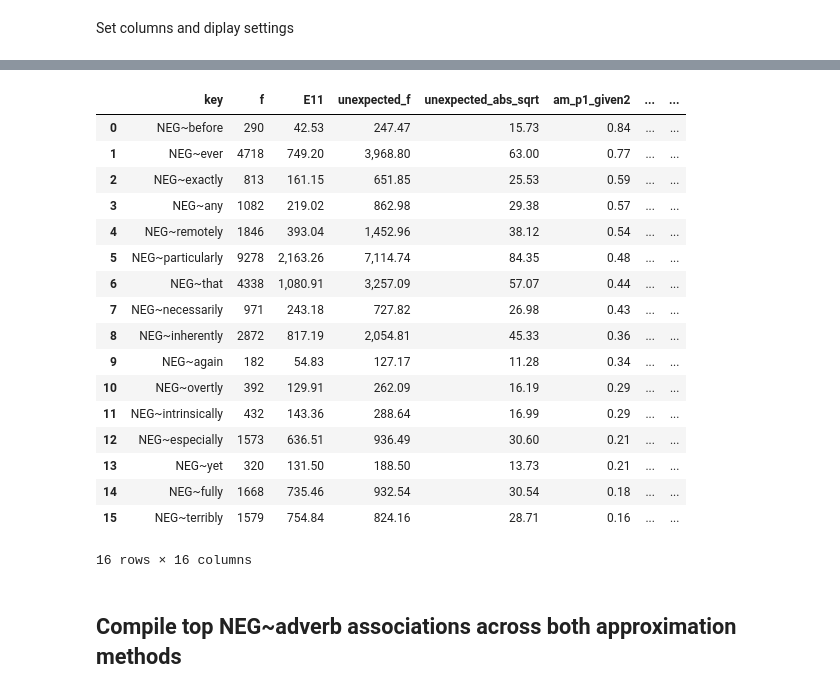
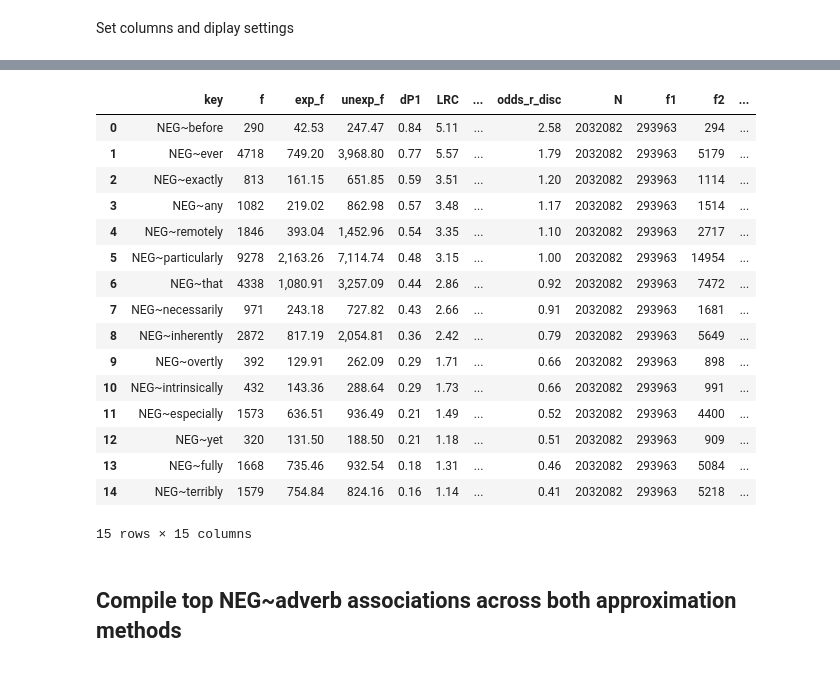
Before and after one commit to AndreaTheLinguist/sanpi, a Jupyter notebook: notebooks/adverb_assoc.ipynb, the cells around one changed output, grey strips where cells are left out. Drawn from its saved outputs; the diff is of its cells as text; code cells hidden in the pictures.

```diff
--- a/notebooks/adverb_assoc.ipynb
+++ b/notebooks/adverb_assoc.ipynb
@@ -11,14 +16,14 @@ from source.utils.sample import sample_pickle as sampkl
 # %% [markdown]
 Set columns and diplay settings
 # %%
-FOCUS = ['f', 'E11', 'unexpected_f', 'unexpected_abs_sqrt',
+FOCUS = ['f', 'E11', 'unexpected_f',
          'am_p1_given2', 'conservative_log_ratio',
          'am_log_likelihood', 't_score',
          'mutual_information', 'am_odds_ratio_disc',
          'N', 'f1', 'f2', 'l1', 'l2']
-pd.set_option('display.max_colwidth', 40)
+pd.set_option('display.max_colwidth', 20)
 pd.set_option('display.max_columns', 12)
-pd.set_option('display.width', 250)
+pd.set_option('display.width', 90)
 pd.set_option("display.precision", 2)
 pd.set_option("styler.format.precision", 2)
 pd.set_option("styler.format.thousands", ",")
@@ -111,21 +121,20 @@ top20_sd.filter(items=FOCUS).reset_index()
 # %%
-top20_mr.filter(items=FOCUS).reset_index()
+adjust_assoc_columns(mirror_top15.filter(items=FOCUS).reset_index())
 # %% [output]
-|  | key | f | E11 | unexpected_f | unexpected_abs_sqrt | am_p1_given2 | ... | ... |
-| 0 | NEG~before | 290 | 42.53 | 247.47 | 15.73 | 0.84 | ... | ... |
-| 1 | NEG~ever | 4718 | 749.20 | 3,968.80 | 63.00 | 0.77 | ... | ... |
-| 2 | NEG~exactly | 813 | 161.15 | 651.85 | 25.53 | 0.59 | ... | ... |
-| 3 | NEG~any | 1082 | 219.02 | 862.98 | 29.38 | 0.57 | ... | ... |
-| 4 | NEG~remotely | 1846 | 393.04 | 1,452.96 | 38.12 | 0.54 | ... | ... |
-| 5 | NEG~particularly | 9278 | 2,163.26 | 7,114.74 | 84.35 | 0.48 | ... | ... |
-| 6 | NEG~that | 4338 | 1,080.91 | 3,257.09 | 57.07 | 0.44 | ... | ... |
-| 7 | NEG~necessarily | 971 | 243.18 | 727.82 | 26.98 | 0.43 | ... | ... |
-| 8 | NEG~inherently | 2872 | 817.19 | 2,054.81 | 45.33 | 0.36 | ... | ... |
-| 9 | NEG~again | 182 | 54.83 | 127.17 | 11.28 | 0.34 | ... | ... |
-| 10 | NEG~overtly | 392 | 129.91 | 262.09 | 16.19 | 0.29 | ... | ... |
-| 11 | NEG~intrinsically | 432 | 143.36 | 288.64 | 16.99 | 0.29 | ... | ... |
-| 12 | NEG~especially | 1573 | 636.51 | 936.49 | 30.60 | 0.21 | ... | ... |
-| 13 | NEG~yet | 320 | 131.50 | 188.50 | 13.73 | 0.21 | ... | ... |
-| 14 | NEG~fully | 1668 | 735.46 | 932.54 | 30.54 | 0.18 | ... | ... |
-| 15 | NEG~terribly | 1579 | 754.84 | 824.16 | 28.71 | 0.16 | ... | ... |
+|  | key | f | exp_f | unexp_f | dP1 | LRC | ... | odds_r_disc | N | f1 | f2 | ... |
+| 0 | NEG~before | 290 | 42.53 | 247.47 | 0.84 | 5.11 | ... | 2.58 | 2032082 | 293963 | 294 | ... |
+| 1 | NEG~ever | 4718 | 749.20 | 3,968.80 | 0.77 | 5.57 | ... | 1.79 | 2032082 | 293963 | 5179 | ... |
+| 2 | NEG~exactly | 813 | 161.15 | 651.85 | 0.59 | 3.51 | ... | 1.20 | 2032082 | 293963 | 1114 | ... |
+| 3 | NEG~any | 1082 | 219.02 | 862.98 | 0.57 | 3.48 | ... | 1.17 | 2032082 | 293963 | 1514 | ... |
+| 4 | NEG~remotely | 1846 | 393.04 | 1,452.96 | 0.54 | 3.35 | ... | 1.10 | 2032082 | 293963 | 2717 | ... |
+| 5 | NEG~particularly | 9278 | 2,163.26 | 7,114.74 | 0.48 | 3.15 | ... | 1.00 | 2032082 | 293963 | 14954 | ... |
+| 6 | NEG~that | 4338 | 1,080.91 | 3,257.09 | 0.44 | 2.86 | ... | 0.92 | 2032082 | 293963 | 7472 | ... |
+| 7 | NEG~necessarily | 971 | 243.18 | 727.82 | 0.43 | 2.66 | ... | 0.91 | 2032082 | 293963 | 1681 | ... |
+| 8 | NEG~inherently | 2872 | 817.19 | 2,054.81 | 0.36 | 2.42 | ... | 0.79 | 2032082 | 293963 | 5649 | ... |
+| 9 | NEG~overtly | 392 | 129.91 | 262.09 | 0.29 | 1.71 | ... | 0.66 | 2032082 | 293963 | 898 | ... |
+| 10 | NEG~intrinsically | 432 | 143.36 | 288.64 | 0.29 | 1.73 | ... | 0.66 | 2032082 | 293963 | 991 | ... |
+| 11 | NEG~especially | 1573 | 636.51 | 936.49 | 0.21 | 1.49 | ... | 0.52 | 2032082 | 293963 | 4400 | ... |
+| 12 | NEG~yet | 320 | 131.50 | 188.50 | 0.21 | 1.18 | ... | 0.51 | 2032082 | 293963 | 909 | ... |
+| 13 | NEG~fully | 1668 | 735.46 | 932.54 | 0.18 | 1.31 | ... | 0.46 | 2032082 | 293963 | 5084 | ... |
+| 14 | NEG~terribly | 1579 | 754.84 | 824.16 | 0.16 | 1.14 | ... | 0.41 | 2032082 | 293963 | 5218 | ... |
-16 rows × 16 columns
+15 rows × 15 columns
```
Also changed, not shown: parts of 35 cells of this notebook, 4 other files.
